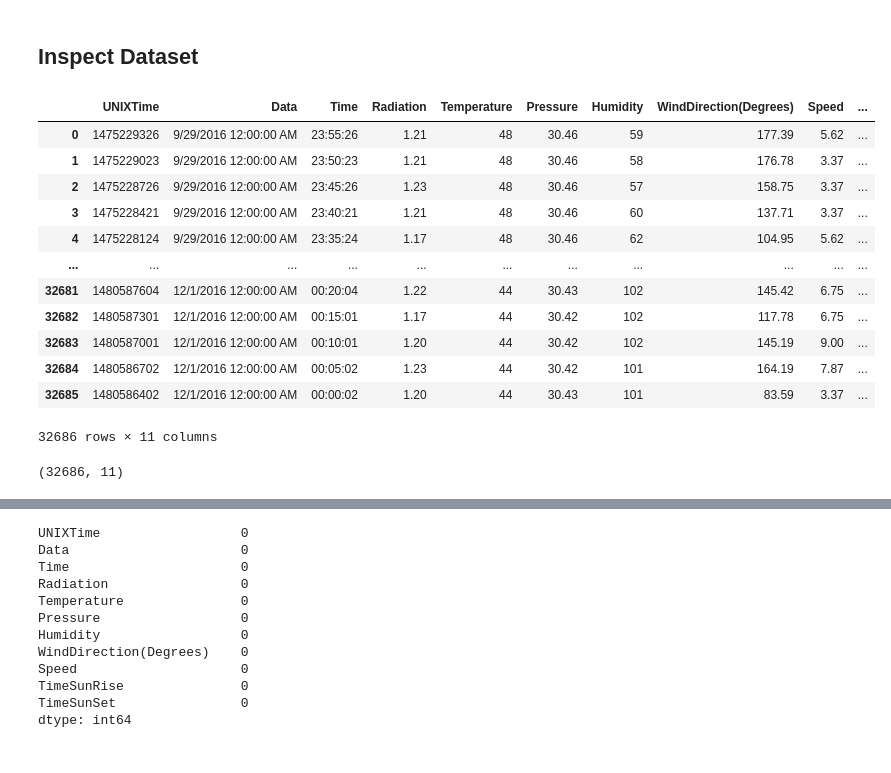
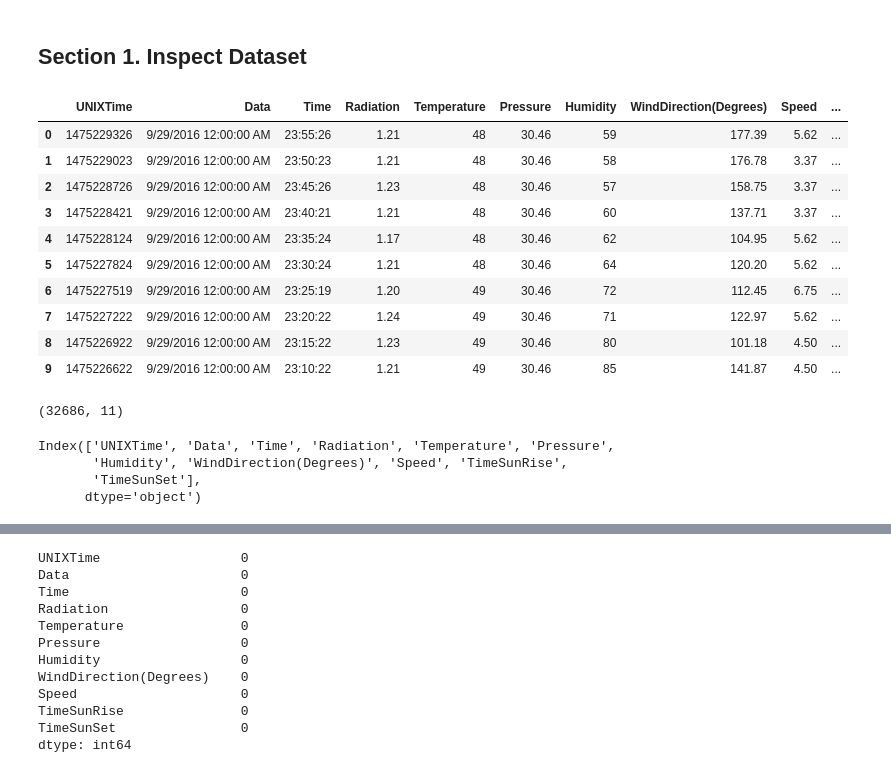
Before and after one commit to denysgerasymuk799/UCU_Machine_Learning_Course_Project, a Jupyter notebook: source/01_Process_Data_and_EDA.ipynb, the cells around one changed output, grey strips where cells are left out. Saved outputs shown, nothing was run; the diff lists cells and outputs as text; code cells hidden in the pictures.

```diff
--- a/source/01_Process_Data_and_EDA.ipynb
+++ b/source/01_Process_Data_and_EDA.ipynb
@@ -12,24 +21,31 @@ import matplotlib.pyplot as plt
 # %% [markdown]
-## Inspect Dataset
+<a id='section_1'></a>
+
+## Section 1. Inspect Dataset
 # %%
-df = pd.read_csv('./SolarPrediction.csv')
+df = pd.read_csv(os.path.join('..', 'data', 'dataset1_SolarPrediction.csv'))
 # %%
-df
+df.head(10)
 # %% [output]
 |  | UNIXTime | Data | Time | Radiation | Temperature | Pressure | Humidity | WindDirection(Degrees) | Speed | ... |
 | 0 | 1475229326 | 9/29/2016 12:00:00 AM | 23:55:26 | 1.21 | 48 | 30.46 | 59 | 177.39 | 5.62 | ... |
 | 1 | 1475229023 | 9/29/2016 12:00:00 AM | 23:50:23 | 1.21 | 48 | 30.46 | 58 | 176.78 | 3.37 | ... |
 | 2 | 1475228726 | 9/29/2016 12:00:00 AM | 23:45:26 | 1.23 | 48 | 30.46 | 57 | 158.75 | 3.37 | ... |
 | 3 | 1475228421 | 9/29/2016 12:00:00 AM | 23:40:21 | 1.21 | 48 | 30.46 | 60 | 137.71 | 3.37 | ... |
 | 4 | 1475228124 | 9/29/2016 12:00:00 AM | 23:35:24 | 1.17 | 48 | 30.46 | 62 | 104.95 | 5.62 | ... |
-| ... | ... | ... | ... | ... | ... | ... | ... | ... | ... | ... |
-| 32681 | 1480587604 | 12/1/2016 12:00:00 AM | 00:20:04 | 1.22 | 44 | 30.43 | 102 | 145.42 | 6.75 | ... |
-| 32682 | 1480587301 | 12/1/2016 12:00:00 AM | 00:15:01 | 1.17 | 44 | 30.42 | 102 | 117.78 | 6.75 | ... |
-| 32683 | 1480587001 | 12/1/2016 12:00:00 AM | 00:10:01 | 1.20 | 44 | 30.42 | 102 | 145.19 | 9.00 | ... |
-| 32684 | 1480586702 | 12/1/2016 12:00:00 AM | 00:05:02 | 1.23 | 44 | 30.42 | 101 | 164.19 | 7.87 | ... |
-| 32685 | 1480586402 | 12/1/2016 12:00:00 AM | 00:00:02 | 1.20 | 44 | 30.43 | 101 | 83.59 | 3.37 | ... |
+| 5 | 1475227824 | 9/29/2016 12:00:00 AM | 23:30:24 | 1.21 | 48 | 30.46 | 64 | 120.20 | 5.62 | ... |
+| 6 | 1475227519 | 9/29/2016 12:00:00 AM | 23:25:19 | 1.20 | 49 | 30.46 | 72 | 112.45 | 6.75 | ... |
+| 7 | 1475227222 | 9/29/2016 12:00:00 AM | 23:20:22 | 1.24 | 49 | 30.46 | 71 | 122.97 | 5.62 | ... |
+| 8 | 1475226922 | 9/29/2016 12:00:00 AM | 23:15:22 | 1.23 | 49 | 30.46 | 80 | 101.18 | 4.50 | ... |
+| 9 | 1475226622 | 9/29/2016 12:00:00 AM | 23:10:22 | 1.21 | 49 | 30.46 | 85 | 141.87 | 4.50 | ... |
-32686 rows × 11 columns
 # %%
 df.shape
 # %% [output]
 (32686, 11)
+# %%
+df.columns
+# %% [output]
+Index(['UNIXTime', 'Data', 'Time', 'Radiation', 'Temperature', 'Pressure',
+       'Humidity', 'WindDirection(Degrees)', 'Speed', 'TimeSunRise',
+       'TimeSunSet'],
+      dtype='object')
```
Also changed, not shown: parts of 21 cells of this notebook, 2 other files.
